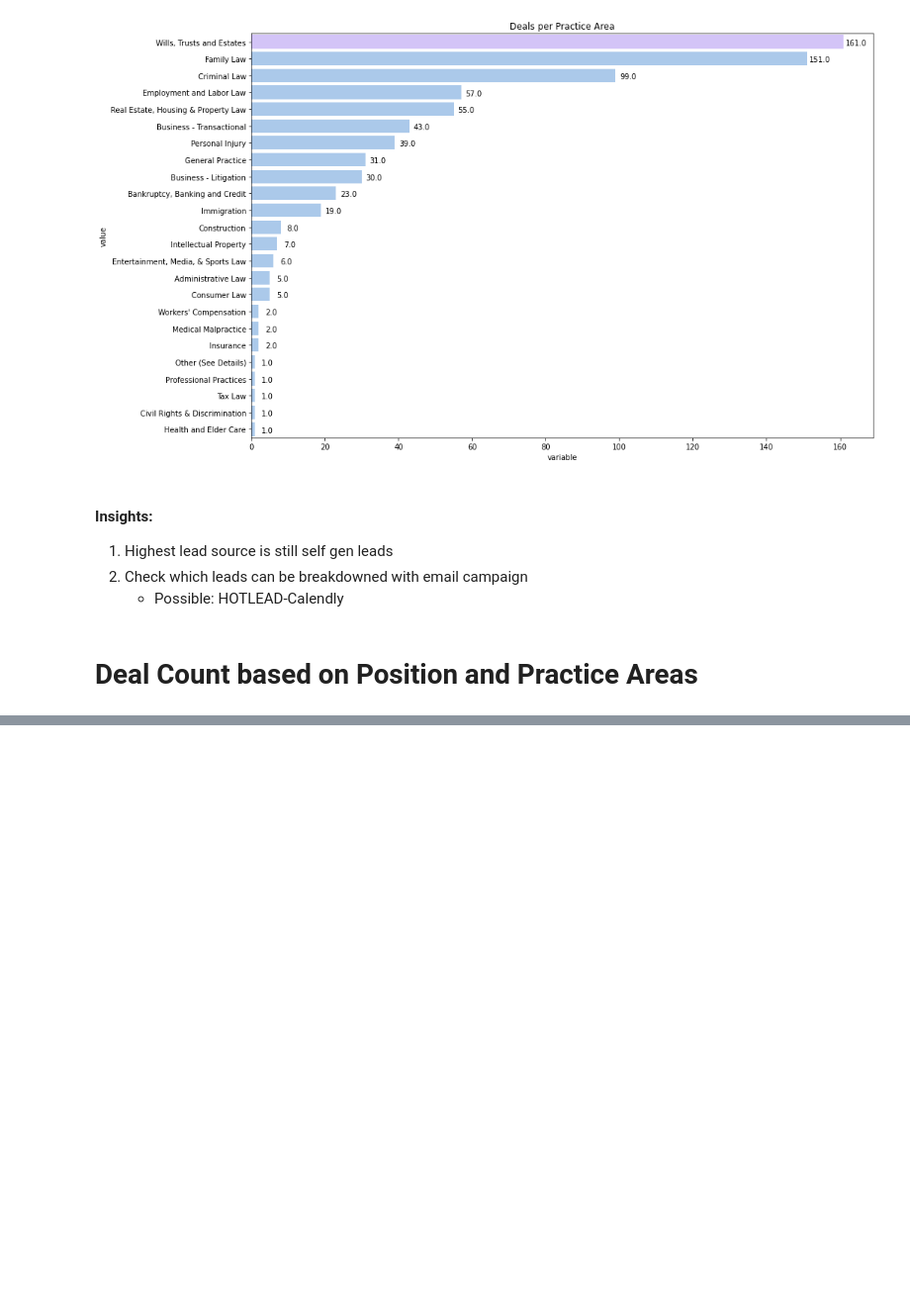
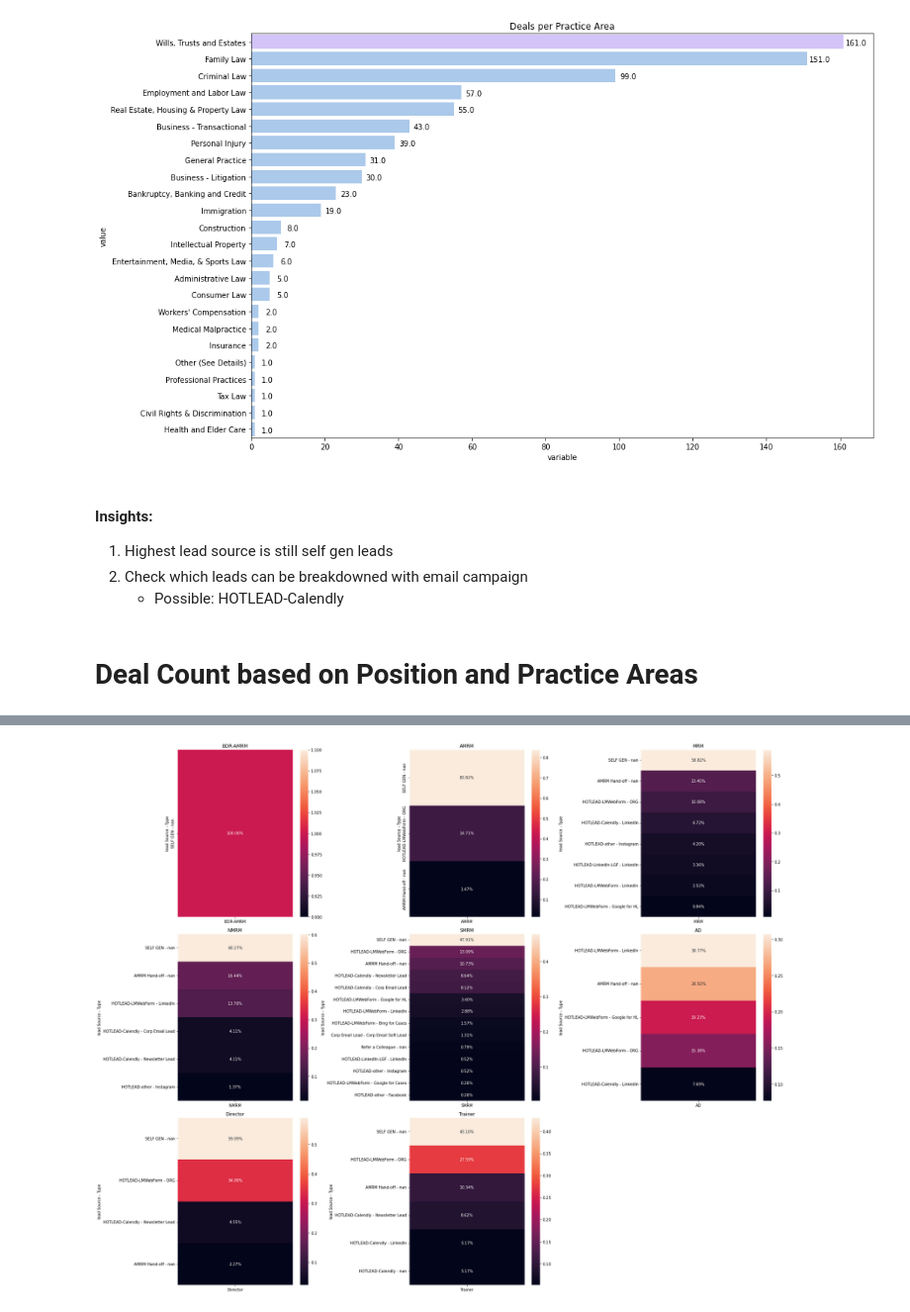
Before and after one commit to rapiinel/sales_rep_lead_preference, a Jupyter notebook: Sales Rep Lead Preference.ipynb, the cells around one changed output, grey strips where cells are left out. Shown: that part at 99% size. Cells and saved outputs as stored; diff of their text form; code cells hidden in the pictures; blank space fills up the shorter version.

```diff
--- a/Sales Rep Lead Preference.ipynb
+++ b/Sales Rep Lead Preference.ipynb
@@ -192,0 +224,17 @@ for column in position_deal_transposed:
+# %%
+for column in verification:
+    verification[column] = (verification[column] / verification[column].sum())
+# %%
+verification.drop(columns = ['Remote AMRM'], inplace = True)
+# %%
+plt.figure(figsize= (25,20))
+plot_number = 1
+for column in verification:
+    plt.subplot(3, 3, plot_number)
+    sns.heatmap(verification[[column]].sort_values(by = column, ascending = False).dropna(), annot= True, fmt = '.2%')
+    plt.title(column)
+    plt.xlabel("")
+    plt.tight_layout()
+    plot_number += 1
+# %% [output]
+[figure, added]
```
Also changed, not shown: parts of 10 cells of this notebook.
